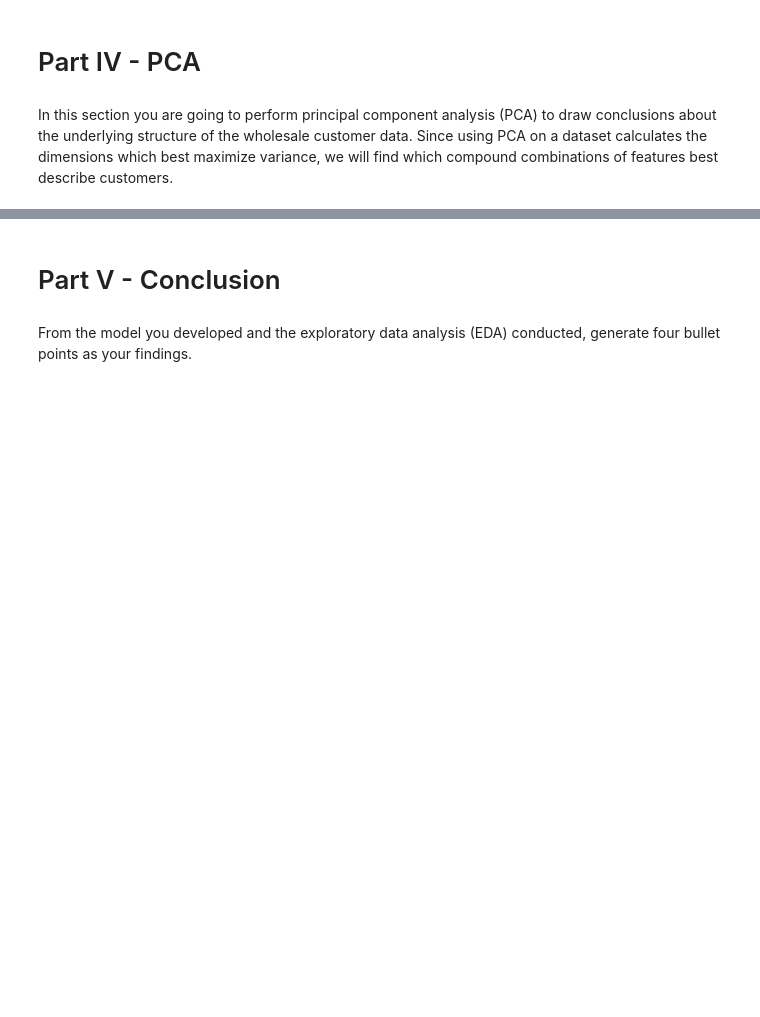
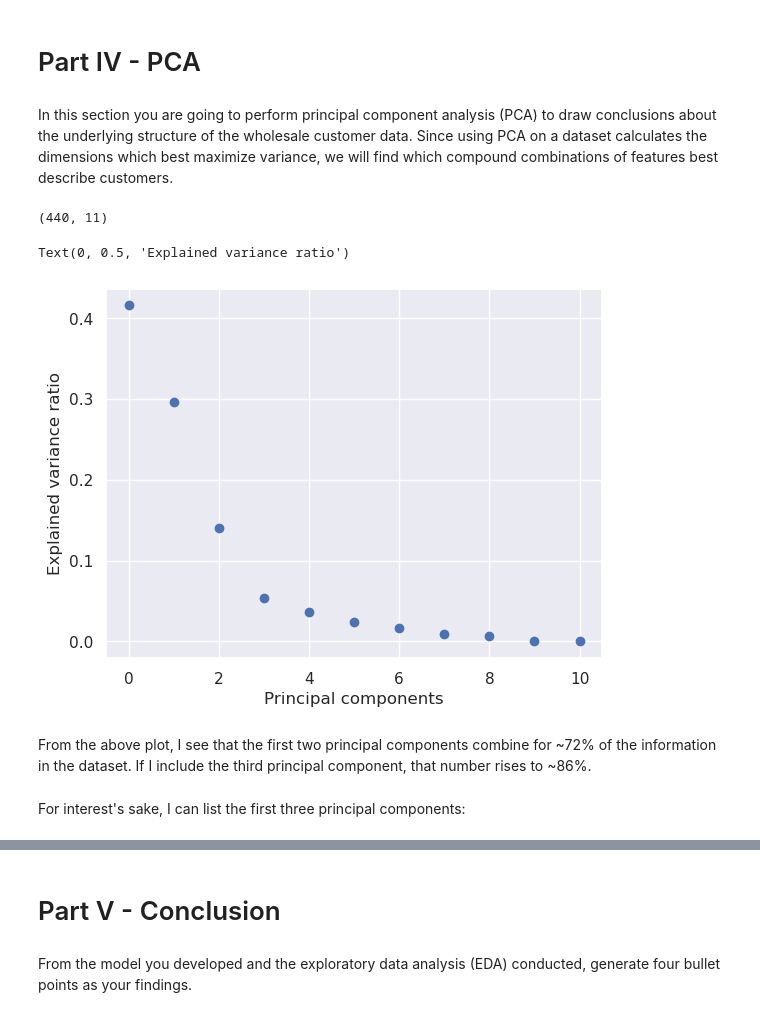
Before and after one commit to harnettd/ml-project-unsupervised-learning, a Jupyter notebook: Unsupervised Learning - Project.ipynb, the cells around one changed output, grey strips where cells are left out. Saved outputs shown, nothing was run; the diff lists cells and outputs as text; code cells hidden in the pictures; blank space fills up the shorter version.

```diff
--- a/Unsupervised Learning - Project.ipynb
+++ b/Unsupervised Learning - Project.ipynb
@@ -381,3 +382,45 @@ In general, the ward method appears to give the best clustering and it seems to
 # Part IV - PCA
 # %% [markdown]
 In this section you are going to perform principal component analysis (PCA) to draw conclusions about the underlying structure of the wholesale customer data. Since using PCA on a dataset calculates the dimensions which best maximize variance, we will find which compound combinations of features best describe customers.
+# %%
+# Instantiate scalers. Only one will be used for the numerical data.
+rs = RobustScaler()
+qt = QuantileTransformer(
+    output_distribution='normal',
+    n_quantiles = 100
+)
+
+pca = PCA(n_components=None)
+
+# Encode the nominal features and scale the numerical features.
+column_transformer = ColumnTransformer(transformers=[
+    ('encode', OneHotEncoder(), nominal_features),
+    ('scale', rs , numerical_features)
+    # ('scale', qt , numerical_features)
+],
+    remainder='drop'
+)
+
+pipe = Pipeline(steps=[
+    ('column_transform', column_transformer),
+    ('pca', pca)
+])
+# %%
+results = pipe.fit_transform(df)
+results.shape
+# %% [output]
+(440, 11)
+# %%
+y = pipe['pca'].explained_variance_ratio_
+x = np.array(range(len(y)))
+fig, ax = plt.subplots()
+ax.scatter(x, y)
+ax.set_xlabel('Principal components')
+ax.set_ylabel('Explained variance ratio')
+# %% [output]
+Text(0, 0.5, 'Explained variance ratio')
+[figure, added]
+# %% [markdown]
+From the above plot, I see that the first two principal components combine for ~72% of the information in the dataset. If I include the third principal component, that number rises to ~86%.
+# %% [markdown]
+For interest's sake, I can list the first three principal components:
```
Also changed, not shown: parts of 4 cells of this notebook.
